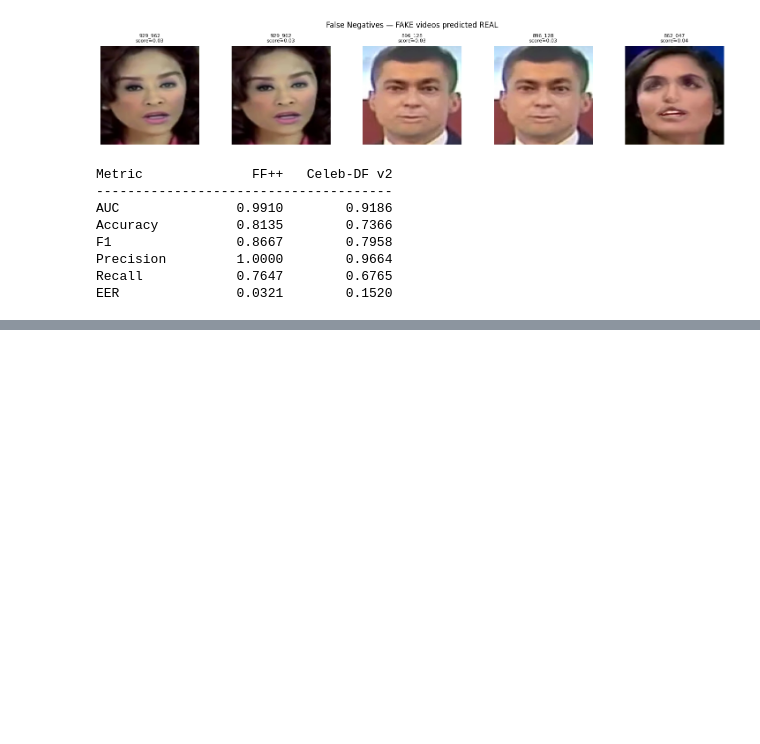
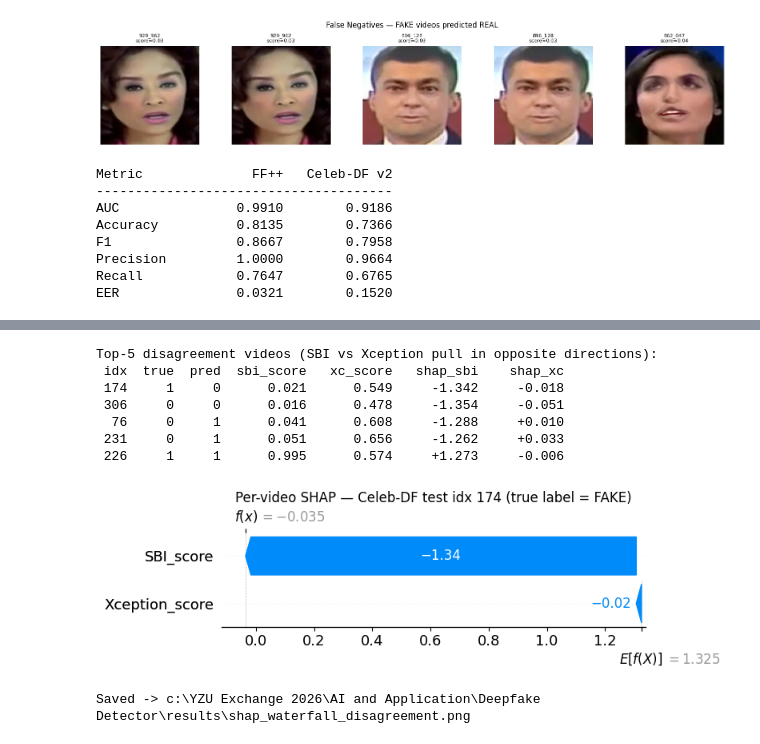
Before and after one commit to robertlyon7/AI_and_Application-Deepfake_Detector, a Jupyter notebook: notebooks/analysis.ipynb, the cells around one changed output, grey strips where cells are left out. Cells and saved outputs as stored; diff of their text form; code cells hidden in the pictures; blank space fills up the shorter version.

```diff
--- a/notebooks/analysis.ipynb
+++ b/notebooks/analysis.ipynb
@@ -286,0 +530,41 @@ EER               0.0321        0.1520
+# %%
+# Section 10.3 — Per-video explanations
+disagreement = np.abs(shap_values[:, 0] - shap_values[:, 1])
+top_disagree = np.argsort(-disagreement)[:5]
+
+print('Top-5 disagreement videos (SBI vs Xception pull in opposite directions):')
+print(f"{'idx':>4} {'true':>5} {'pred':>5} {'sbi_score':>10} {'xc_score':>10}"
+      f" {'shap_sbi':>10} {'shap_xc':>10}")
+for i in top_disagree:
+    true = celeb_test_y[i]
+    pred_prob = meta.predict_proba(test_X[i:i+1])[0, 1]
+    pred = int(pred_prob >= 0.5)
+    print(f'{i:>4} {true:>5} {pred:>5} '
+          f'{celeb_test_sbi[i]:>10.3f} {celeb_test_xc[i]:>10.3f}'
+          f' {shap_values[i,0]:>+10.3f} {shap_values[i,1]:>+10.3f}')
+
+# Force plot for the single most-disagreement video.
+worst = int(top_disagree[0])
+shap.plots._waterfall.waterfall_legacy(
+    explainer.expected_value,
+    shap_values[worst],
+    feature_names=feature_names,
+    show=False,
+)
+plt.title(f'Per-video SHAP — Celeb-DF test idx {worst}'
+          f' (true label = {"FAKE" if celeb_test_y[worst]==1 else "REAL"})')
+plt.tight_layout()
+waterfall_out = RESULTS_DIR / 'shap_waterfall_disagreement.png'
+plt.savefig(waterfall_out, dpi=150, bbox_inches='tight')
+plt.show()
+print(f'Saved -> {waterfall_out}')
+# %% [output]
+Top-5 disagreement videos (SBI vs Xception pull in opposite directions):
+ idx  true  pred  sbi_score   xc_score   shap_sbi    shap_xc
+ 174     1     0      0.021      0.549     -1.342     -0.018
+ 306     0     0      0.016      0.478     -1.354     -0.051
+  76     0     1      0.041      0.608     -1.288     +0.010
+ 231     0     1      0.051      0.656     -1.262     +0.033
+ 226     1     1      0.995      0.574     +1.273     -0.006
+[figure, added]
+Saved -> c:\YZU Exchange 2026\AI and Application\Deepfake Detector\results\shap_waterfall_disagreement.png
```
Also changed, not shown: parts of 16 cells of this notebook, 10 other files.
